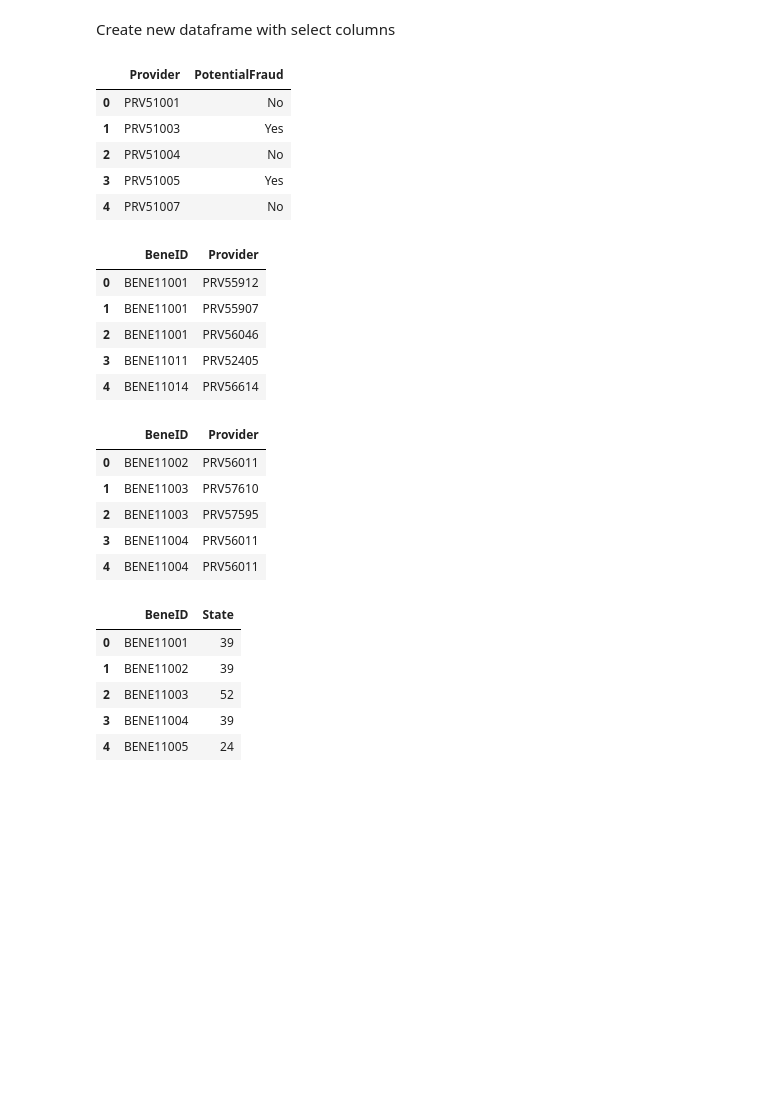
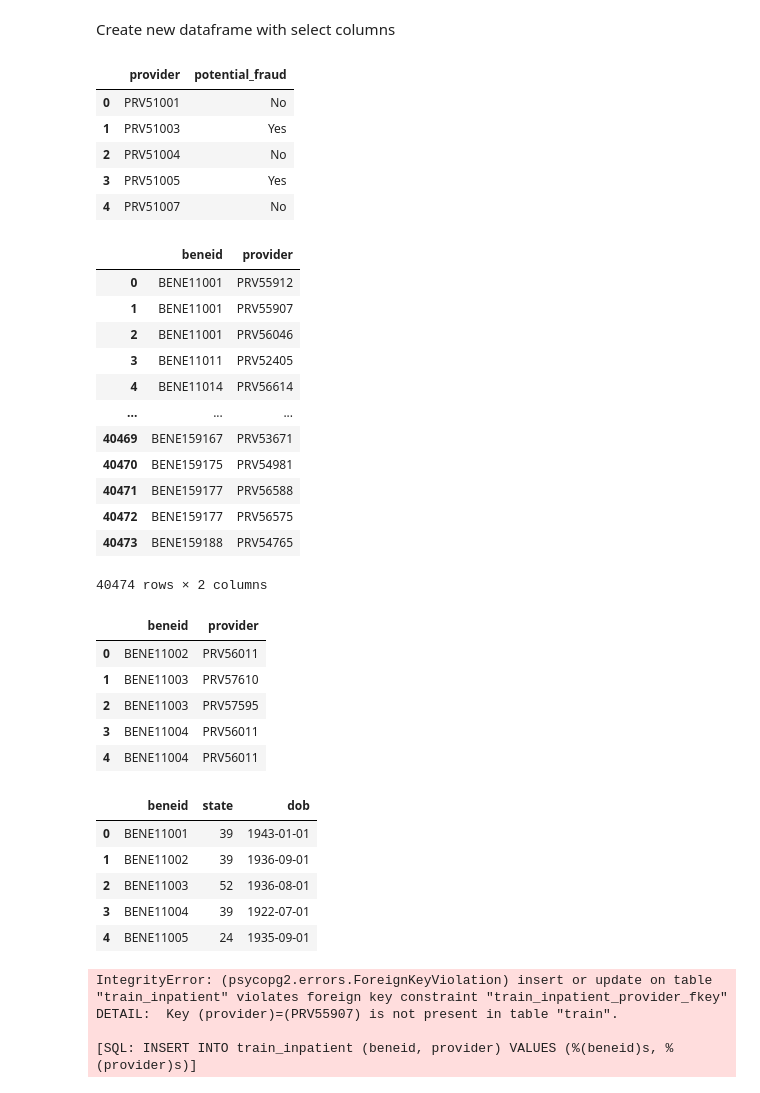
Before and after one commit to kpessa/Project-2-ETL, a Jupyter notebook: Chikas_notebook.ipynb, the cells around one changed output. Drawn from its saved outputs; the diff is of its cells as text; code cells hidden in the pictures; blank space fills up the shorter version.

```diff
--- a/Chikas_notebook.ipynb
+++ b/Chikas_notebook.ipynb
@@ -52,9 +71,10 @@ Create new dataframe with select columns
 # %%
 Train_df = Train[['Provider', 'PotentialFraud']]
 #Train_df = Train.loc[(Train['PotentialFraud'] == 'Yes')]
+Train_df = Train_df.rename (columns = {'Provider': 'provider', 'PotentialFraud': 'potential_fraud'})
 Train_df.head()
 # %% [output]
-|  | Provider | PotentialFraud |
+|  | provider | potential_fraud |
 | 0 | PRV51001 | No |
 | 1 | PRV51003 | Yes |
 | 2 | PRV51004 | No |
@@ -62,11 +82,19 @@ Train_df.head()
 | 4 | PRV51007 | No |
 # %%
 Train_Inpatient_df = Train_Inpatient[['BeneID', 'Provider']]
-Train_Inpatient_df.head()
+Train_Inpatient_df = Train_Inpatient_df.rename (columns = {'BeneID': 'beneid', 'Provider': 'provider'})
+Train_Inpatient_df
 # %% [output]
-|  | BeneID | Provider |
+|  | beneid | provider |
 | 0 | BENE11001 | PRV55912 |
 | 1 | BENE11001 | PRV55907 |
 | 2 | BENE11001 | PRV56046 |
 | 3 | BENE11011 | PRV52405 |
 | 4 | BENE11014 | PRV56614 |
+| ... | ... | ... |
+| 40469 | BENE159167 | PRV53671 |
+| 40470 | BENE159175 | PRV54981 |
+| 40471 | BENE159177 | PRV56588 |
+| 40472 | BENE159177 | PRV56575 |
+| 40473 | BENE159188 | PRV54765 |
+40474 rows × 2 columns
@@ -73,20 +105,22 @@ Train_Inpatient_df.head()
 # %%
 Train_Outpatient_df = Train_Outpatient[['BeneID', 'Provider']]
+Train_Outpatient_df = Train_Outpatient_df.rename (columns = {'BeneID': 'beneid', 'Provider': 'provider'})
 Train_Outpatient_df.head()
 # %% [output]
-|  | BeneID | Provider |
+|  | beneid | provider |
 | 0 | BENE11002 | PRV56011 |
 | 1 | BENE11003 | PRV57610 |
 | 2 | BENE11003 | PRV57595 |
 | 3 | BENE11004 | PRV56011 |
 | 4 | BENE11004 | PRV56011 |
 # %%
-Train_Beneficiary_df = Train_Beneficiary[['BeneID', 'State']]
+Train_Beneficiary_df = Train_Beneficiary[['BeneID', 'State', 'DOB']]
+Train_Beneficiary_df = Train_Beneficiary_df.rename (columns = {'BeneID': 'beneid', 'State': 'state', 'DOB': 'dob'})
 Train_Beneficiary_df.head()
 # %% [output]
-|  | BeneID | State |
-| 0 | BENE11001 | 39 |
-| 1 | BENE11002 | 39 |
-| 2 | BENE11003 | 52 |
-| 3 | BENE11004 | 39 |
-| 4 | BENE11005 | 24 |
+|  | beneid | state | dob |
+| 0 | BENE11001 | 39 | 1943-01-01 |
+| 1 | BENE11002 | 39 | 1936-09-01 |
+| 2 | BENE11003 | 52 | 1936-08-01 |
+| 3 | BENE11004 | 39 | 1922-07-01 |
+| 4 | BENE11005 | 24 | 1935-09-01 |
@@ -92,0 +143,7 @@ Train_Beneficiary_df.head()
+# %%
+Train_Inpatient_df.to_sql(name='train_inpatient', con=engine, if_exists='append', index=False)
+# %% [output]
+IntegrityError: (psycopg2.errors.ForeignKeyViolation) insert or update on table "train_inpatient" violates foreign key constraint "train_inpatient_provider_fkey"
+DETAIL:  Key (provider)=(PRV55907) is not present in table "train".
+
+[SQL: INSERT INTO train_inpatient (beneid, provider) VALUES (%(beneid)s, %(provider)s)]
```
Also changed, not shown: parts of 10 cells of this notebook, 2 other files.
